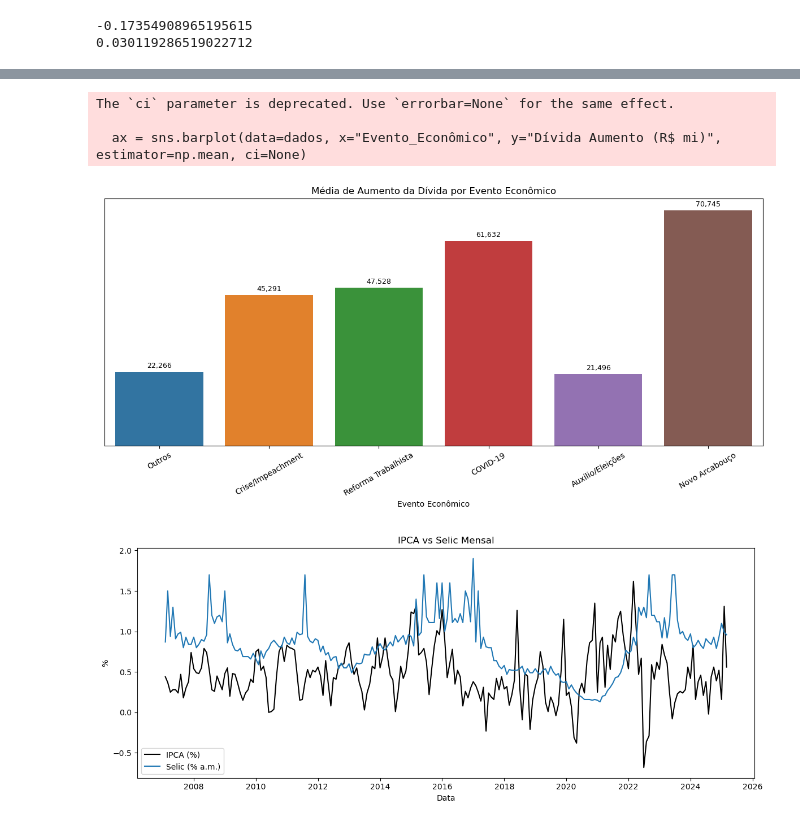
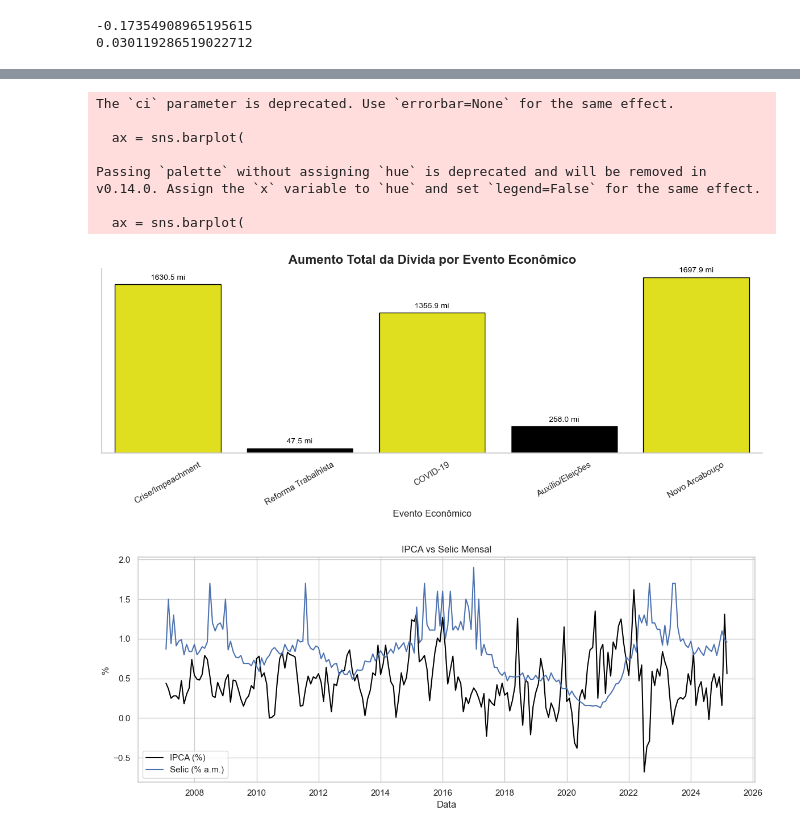
Before and after one commit to rodrigogrinfeld1/Projeto-DEV---Grupo-1, a Jupyter notebook: Código.ipynb, the cells around one changed output, grey strips where cells are left out. Cells and saved outputs as stored; diff of their text form; code cells hidden in the pictures.

```diff
--- a/Código.ipynb
+++ b/Código.ipynb
@@ -159,53 +143,85 @@ import matplotlib.pyplot as plt
 import seaborn as sns
 import numpy as np
 
+# Função para classificar eventos econômicos
 def evento(data):
     if pd.Timestamp("2014-01-01") <= data <= pd.Timestamp("2016-12-31"):
         return "Crise/Impeachment"
     elif pd.Timestamp("2017-07-01") <= data <= pd.Timestamp("2017-07-31"):
         return "Reforma Trabalhista"
     elif pd.Timestamp("2020-03-01") <= data <= pd.Timestamp("2021-12-31"):
         return "COVID-19"
     elif pd.Timestamp("2022-01-01") <= data <= pd.Timestamp("2022-12-31"):
         return "Auxílio/Eleições"
     elif data >= pd.Timestamp("2023-04-01"):
         return "Novo Arcabouço"
     else:
         return "Outros"
 
+# Pré-processamento
 dados["Data"] = pd.to_datetime(dados["Data"], format="%m/%Y")
-
 dados["Evento_Econômico"] = dados["Data"].apply(evento)
-
-
-dados["Dívida Bruta (R$ mi)"] = dados["13761 - Dívida bruta do governo geral - Saldos em R$ milhões - Metodologia utilizada a partir de 2008 - R$ (milhões)"]\
-    .str.replace(".", "", regex=False).str.replace(",", ".", regex=False).astype(float)
-
+dados["Dívida Bruta (R$ mi)"] = dados[
+    "13761 - Dívida bruta do governo geral - Saldos em R$ milhões - Metodologia utilizada a partir de 2008 - R$ (milhões)"
+].str.replace(".", "", regex=False).str.replace(",", ".", regex=False).astype(float)
 dados["Dívida Aumento (R$ mi)"] = dados["Dívida Bruta (R$ mi)"].diff()
 dados = dados.dropna(subset=["Dívida Aumento (R$ mi)"])
+dados_filtrados = dados[dados["Evento_Econômico"] != "Outros"]
 
-plt.figure(figsize=(12, 6))
-ax = sns.barplot(data=dados, x="Evento_Econômico", y="Dívida Aumento (R$ mi)", estimator=np.mean, ci=None)
-plt.xticks(rotation=30)
-plt.title("Média de Aumento da Dívida por Evento Econômico")
-plt.ylabel("")
-plt.xlabel("Evento Econômico")
+# Lista de eventos na ordem desejada
+ordem_eventos = ["Crise/Impeachment", "Reforma Trabalhista", "COVID-19", "Auxílio/Eleições", "Novo Arcabouço"]
+
+# Cores personalizadas: vermelho para eventos destacados, cinza para os demais
+cores_personalizadas = {
+    "Crise/Impeachment": "yellow",
+    "Reforma Trabalhista": "black",
+    "COVID-19": "yellow",
+    "Auxílio/Eleições": "black",
+    "Novo Arcabouço": "yellow"
+}
+
+# Gráfico
+plt.figure(figsize=(12, 5))
+sns.set_style("whitegrid")
+ax = sns.barplot(
+    data=dados_filtrados,
+    x="Evento_Econômico",
+    y="Dívida Aumento (R$ mi)",
+    estimator=np.sum,
+    ci=None,
+    palette=[cores_personalizadas[evento] for evento in ordem_eventos],
+    order=ordem_eventos,
+    edgecolor="black"
+)
+
+# Títulos e eixos
+plt.title("Aumento Total da Dívida por Evento Econômico", fontsize=16, fontweight='bold')
+plt.xlabel("Evento Econômico", fontsize=12)
+plt.ylabel("")  # Sem rótulo no eixo Y
+plt.xticks(rotation=30, fontsize=11)
 plt.yticks([])
 
-#aq eu gepetei
+# Rótulos nas barras com valores em bilhões
 for p in ax.patches:
     height = p.get_height()
-    ax.annotate(f'{height:,.0f}', (p.get_x() + p.get_width() / 2., height),
-                ha='center', va='bottom', fontsize=9, color='black', xytext=(0, 3),
+    label = f'{height/1_000:.1f} mi' if height > 1_000 else f'{height:,.0f}'
+    ax.annotate(label, (p.get_x() + p.get_width() / 2., height),
+                ha='center', va='bottom', fontsize=10, color='black', xytext=(0, 4),
                 textcoords='offset points')
 
+# Remover bordas do gráfico
+sns.despine()
 plt.tight_layout()
 plt.show()
 # %% [output]
 The `ci` parameter is deprecated. Use `errorbar=None` for the same effect.
 
-  ax = sns.barplot(data=dados, x="Evento_Econômico", y="Dívida Aumento (R$ mi)", estimator=np.mean, ci=None)
+  ax = sns.barplot(
+
+Passing `palette` without assigning `hue` is deprecated and will be removed in v0.14.0. Assign the `x` variable to `hue` and set `legend=False` for the same effect.
+
+  ax = sns.barplot(
-[figure, old version]
+[figure, new version]
 # %%
 plt.figure(figsize=(12,5))
 plt.plot(dados["Data"], dados["433 - Índice nacional de preços ao consumidor-amplo (IPCA) - Var. % mensal"], label="IPCA (%)", color = "black")
@@ -217,4 +233,4 @@ plt.legend()
 plt.tight_layout()
 plt.show()
 # %% [output]
-[figure, old version]
+[figure, new version]
```
Also changed, not shown: parts of 15 cells of this notebook.
